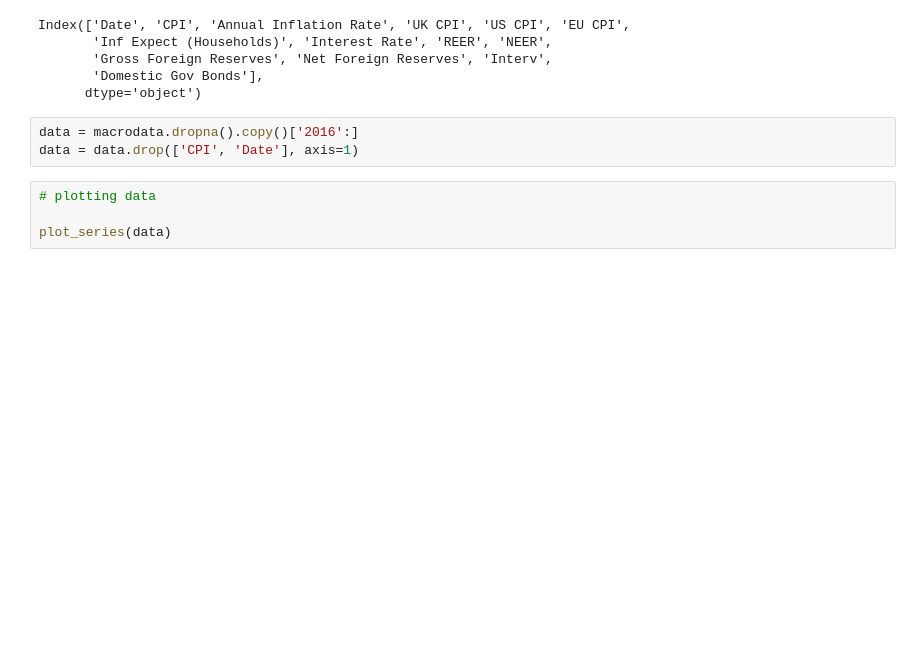
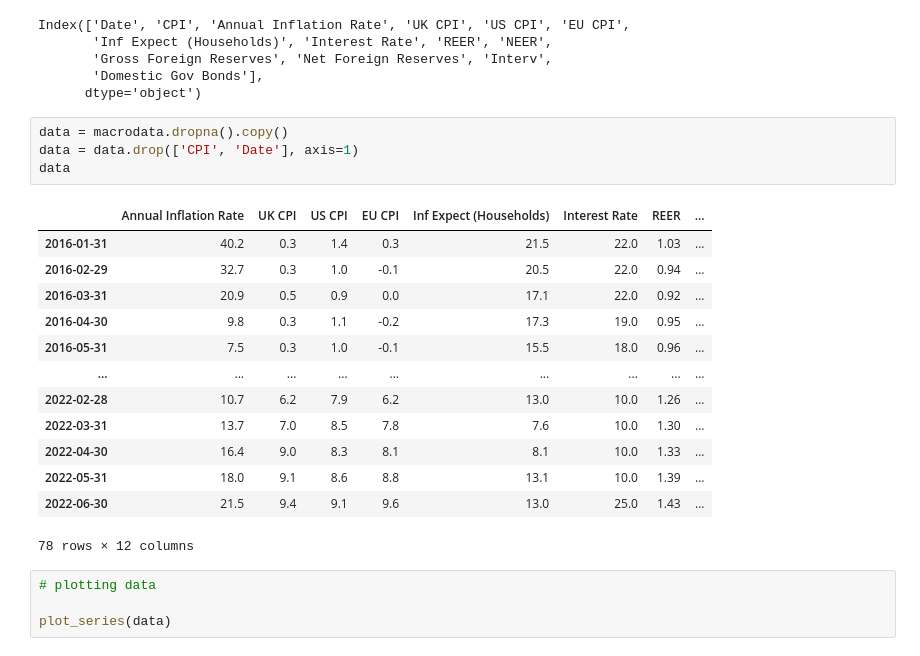
Before and after one commit to poopaandloopa/nbu_univ_challenge, a Jupyter notebook: models.ipynb, the cells around one changed output. Drawn from its saved outputs; the diff is of its cells as text; blank space fills up the shorter version.

```diff
--- a/models.ipynb
+++ b/models.ipynb
@@ -50,8 +50,23 @@ Index(['Date', 'CPI', 'Annual Inflation Rate', 'UK CPI', 'US CPI', 'EU CPI',
        'Domestic Gov Bonds'],
       dtype='object')
 # %%
-data = macrodata.dropna().copy()['2016':]
+data = macrodata.dropna().copy()
 data = data.drop(['CPI', 'Date'], axis=1)
+data
+# %% [output]
+|  | Annual Inflation Rate | UK CPI | US CPI | EU CPI | Inf Expect (Households) | Interest Rate | REER | ... |
+| 2016-01-31 | 40.2 | 0.3 | 1.4 | 0.3 | 21.5 | 22.0 | 1.03 | ... |
+| 2016-02-29 | 32.7 | 0.3 | 1.0 | -0.1 | 20.5 | 22.0 | 0.94 | ... |
+| 2016-03-31 | 20.9 | 0.5 | 0.9 | 0.0 | 17.1 | 22.0 | 0.92 | ... |
+| 2016-04-30 | 9.8 | 0.3 | 1.1 | -0.2 | 17.3 | 19.0 | 0.95 | ... |
+| 2016-05-31 | 7.5 | 0.3 | 1.0 | -0.1 | 15.5 | 18.0 | 0.96 | ... |
+| ... | ... | ... | ... | ... | ... | ... | ... | ... |
+| 2022-02-28 | 10.7 | 6.2 | 7.9 | 6.2 | 13.0 | 10.0 | 1.26 | ... |
+| 2022-03-31 | 13.7 | 7.0 | 8.5 | 7.8 | 7.6 | 10.0 | 1.30 | ... |
+| 2022-04-30 | 16.4 | 9.0 | 8.3 | 8.1 | 8.1 | 10.0 | 1.33 | ... |
+| 2022-05-31 | 18.0 | 9.1 | 8.6 | 8.8 | 13.1 | 10.0 | 1.39 | ... |
+| 2022-06-30 | 21.5 | 9.4 | 9.1 | 9.6 | 13.0 | 25.0 | 1.43 | ... |
+78 rows × 12 columns
 # %%
 # plotting data
 
```
Also changed, not shown: parts of 9 cells of this notebook.
